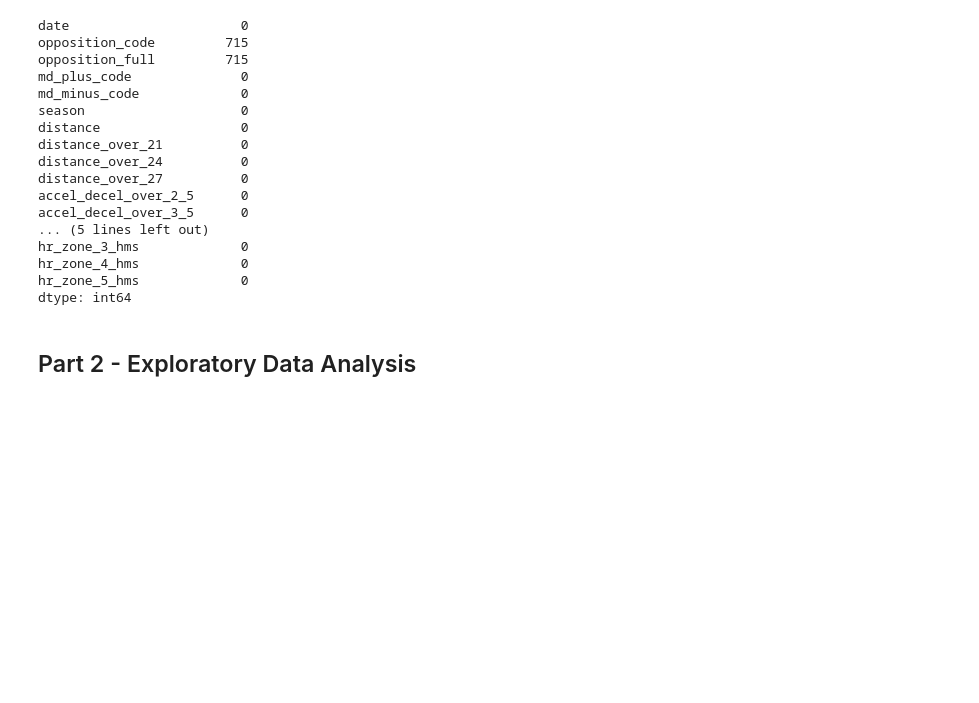
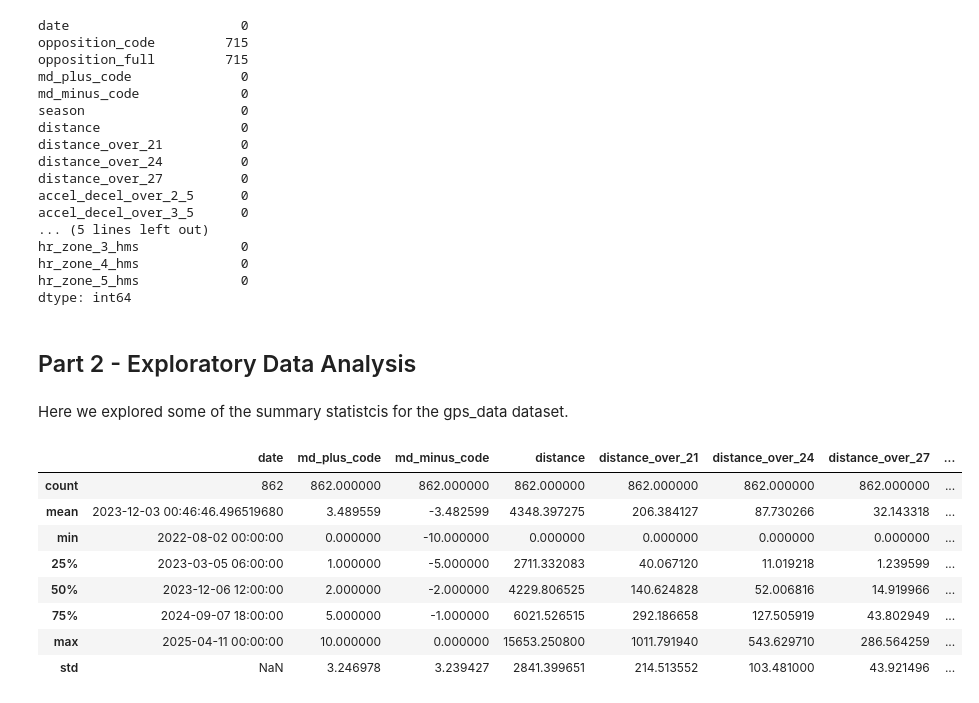
Before and after one commit to thomasrenwickm/Sports-Analytics-Project, a Jupyter notebook: EDA/gps_eda.ipynb, the cells around one changed output. Cells and saved outputs as stored; diff of their text form; code cells hidden in the pictures; blank space fills up the shorter version.

```diff
--- a/EDA/gps_eda.ipynb
+++ b/EDA/gps_eda.ipynb
@@ -256,3 +256,17 @@ dtype: int64
 # %% [markdown]
 <a id='2'></a>
 ## Part 2 - Exploratory Data Analysis
+# %% [markdown]
+Here we explored some of the summary statistcis for the gps_data dataset.
+# %%
+gps_data.describe()
+# %% [output]
+|  | date | md_plus_code | md_minus_code | distance | distance_over_21 | distance_over_24 | distance_over_27 | ... |
+| count | 862 | 862.000000 | 862.000000 | 862.000000 | 862.000000 | 862.000000 | 862.000000 | ... |
+| mean | 2023-12-03 00:46:46.496519680 | 3.489559 | -3.482599 | 4348.397275 | 206.384127 | 87.730266 | 32.143318 | ... |
+| min | 2022-08-02 00:00:00 | 0.000000 | -10.000000 | 0.000000 | 0.000000 | 0.000000 | 0.000000 | ... |
+| 25% | 2023-03-05 06:00:00 | 1.000000 | -5.000000 | 2711.332083 | 40.067120 | 11.019218 | 1.239599 | ... |
+| 50% | 2023-12-06 12:00:00 | 2.000000 | -2.000000 | 4229.806525 | 140.624828 | 52.006816 | 14.919966 | ... |
+| 75% | 2024-09-07 18:00:00 | 5.000000 | -1.000000 | 6021.526515 | 292.186658 | 127.505919 | 43.802949 | ... |
+| max | 2025-04-11 00:00:00 | 10.000000 | 0.000000 | 15653.250800 | 1011.791940 | 543.629710 | 286.564259 | ... |
+| std | NaN | 3.246978 | 3.239427 | 2841.399651 | 214.513552 | 103.481000 | 43.921496 | ... |
```
Also changed, not shown: parts of 15 cells of this notebook, 2 other files.
